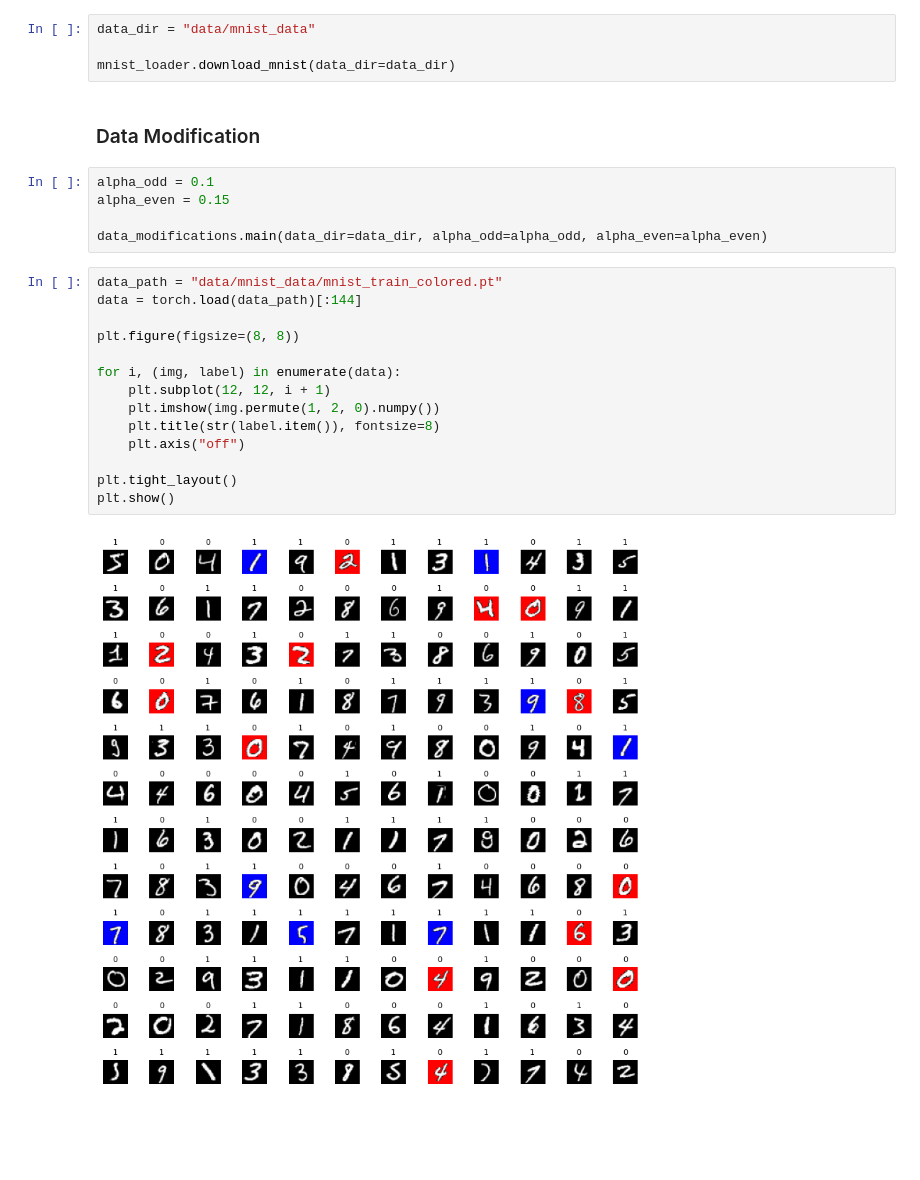
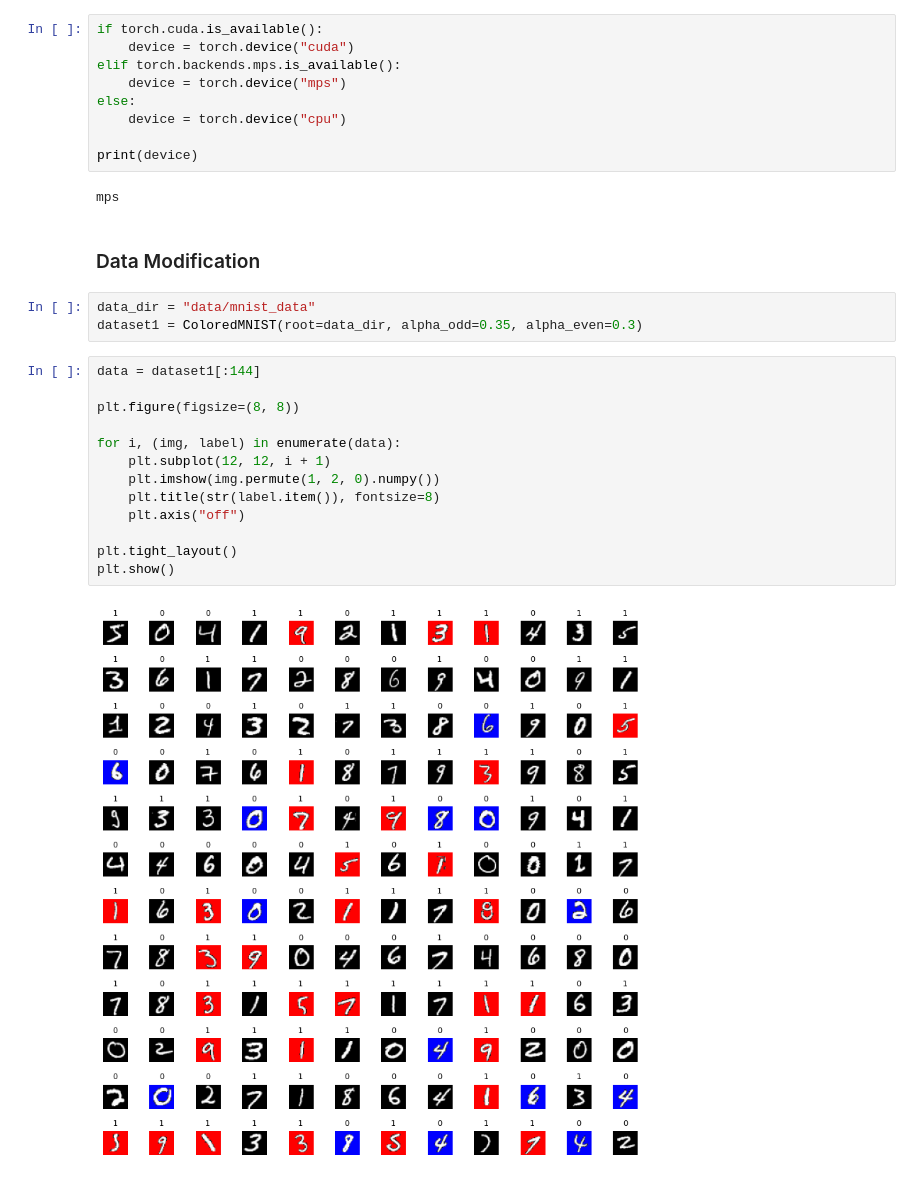
Before and after one commit to Vinschers/LAFTR, a Jupyter notebook: LAFTR.ipynb, the cells around one changed output. Saved outputs shown, nothing was run; the diff lists cells and outputs as text; blank space fills up the shorter version.

```diff
--- a/LAFTR.ipynb
+++ b/LAFTR.ipynb
@@ -8,27 +6,31 @@ from data import mnist_loader, data_modifications
-# %%
-data_dir = "data/mnist_data"
-
-mnist_loader.download_mnist(data_dir=data_dir)
+# %%
+if torch.cuda.is_available():
+    device = torch.device("cuda")
+elif torch.backends.mps.is_available():
+    device = torch.device("mps")
+else:
+    device = torch.device("cpu")
+
+print(device)
+# %% [output]
+mps
 # %% [markdown]
 ### Data Modification
-# %%
-alpha_odd = 0.1
-alpha_even = 0.15
-
-data_modifications.main(data_dir=data_dir, alpha_odd=alpha_odd, alpha_even=alpha_even)
+# %%
+data_dir = "data/mnist_data"
+dataset1 = ColoredMNIST(root=data_dir, alpha_odd=0.35, alpha_even=0.3)
 # %%
-data_path = "data/mnist_data/mnist_train_colored.pt"
-data = torch.load(data_path)[:144]
+data = dataset1[:144]
 
 plt.figure(figsize=(8, 8))
 
 for i, (img, label) in enumerate(data):
     plt.subplot(12, 12, i + 1)
     plt.imshow(img.permute(1, 2, 0).numpy())
     plt.title(str(label.item()), fontsize=8)
     plt.axis("off")
 
 plt.tight_layout()
 plt.show()
 # %% [output]
-[figure, old version]
+[figure, new version]
```
Also changed, not shown: parts of 2 cells of this notebook, 4 other files.
